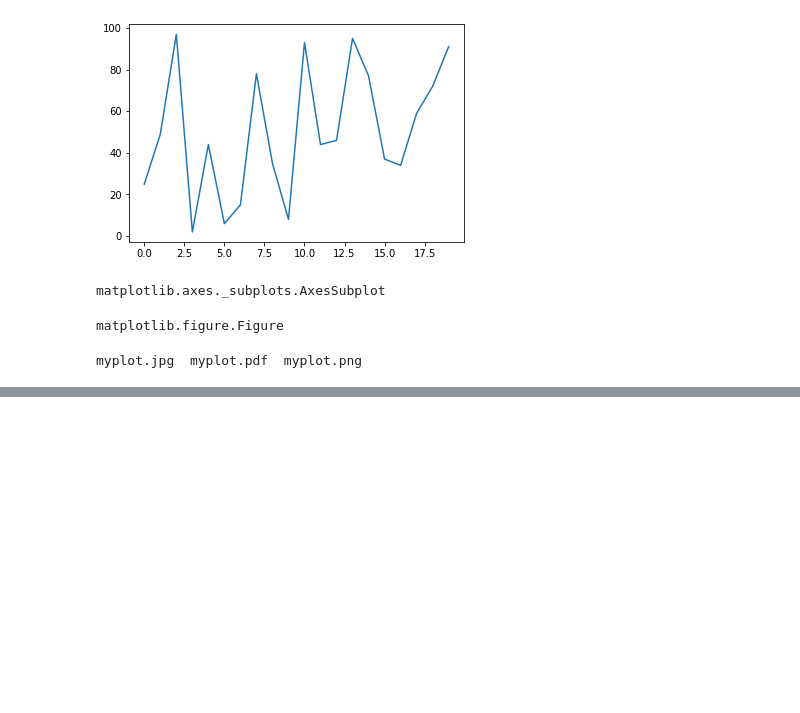
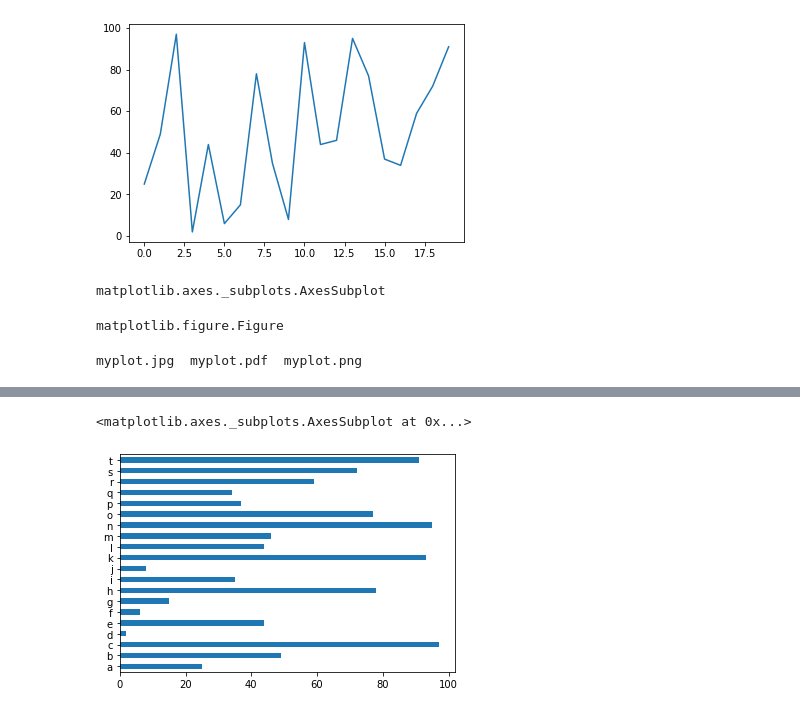
Before and after one commit to consmith2/cisco-2020-june, a Jupyter notebook: Cisco 2020 June 23.ipynb, the cells around one changed output, grey strips where cells are left out. Drawn from its saved outputs; the diff is of its cells as text; code cells hidden in the pictures; blank space fills up the shorter version.

```diff
--- a/Cisco 2020 June 23.ipynb
+++ b/Cisco 2020 June 23.ipynb
@@ -283,0 +300,5 @@ myplot.jpg  myplot.pdf  myplot.png
+# %%
+s.plot.barh()
+# %% [output]
+<matplotlib.axes._subplots.AxesSubplot at 0x...>
+[figure, added]
```
Also changed, not shown: parts of 4 cells of this notebook.
